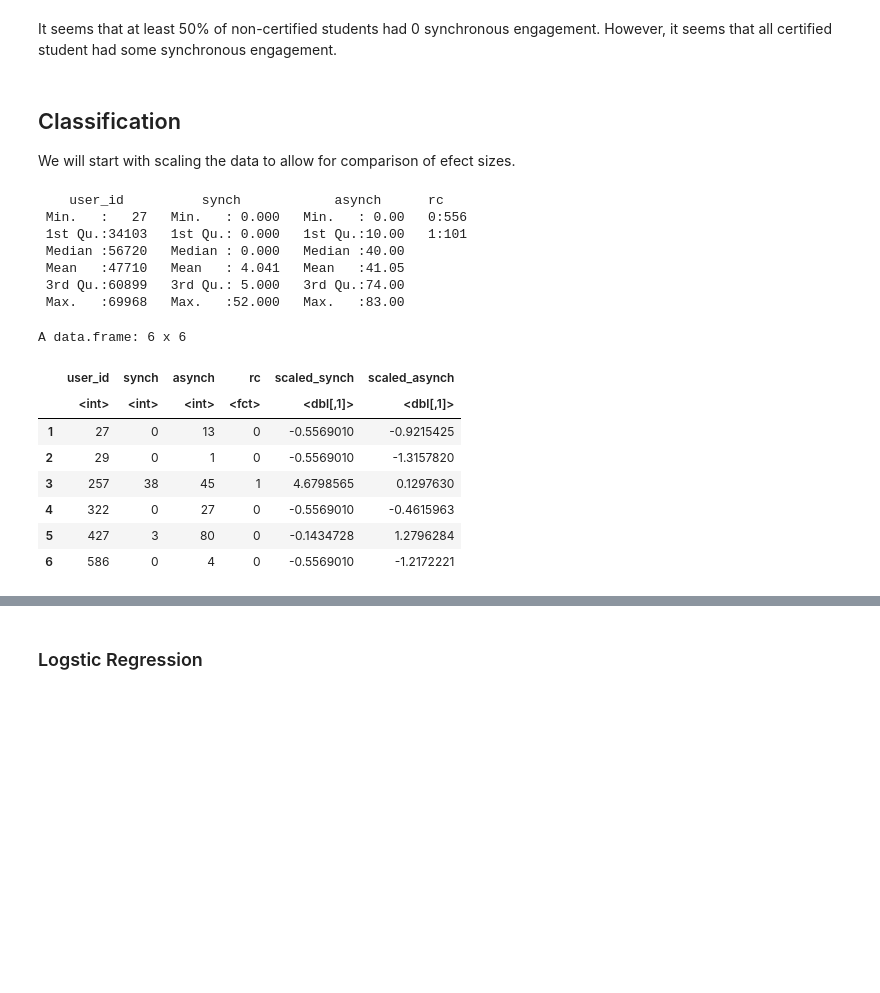
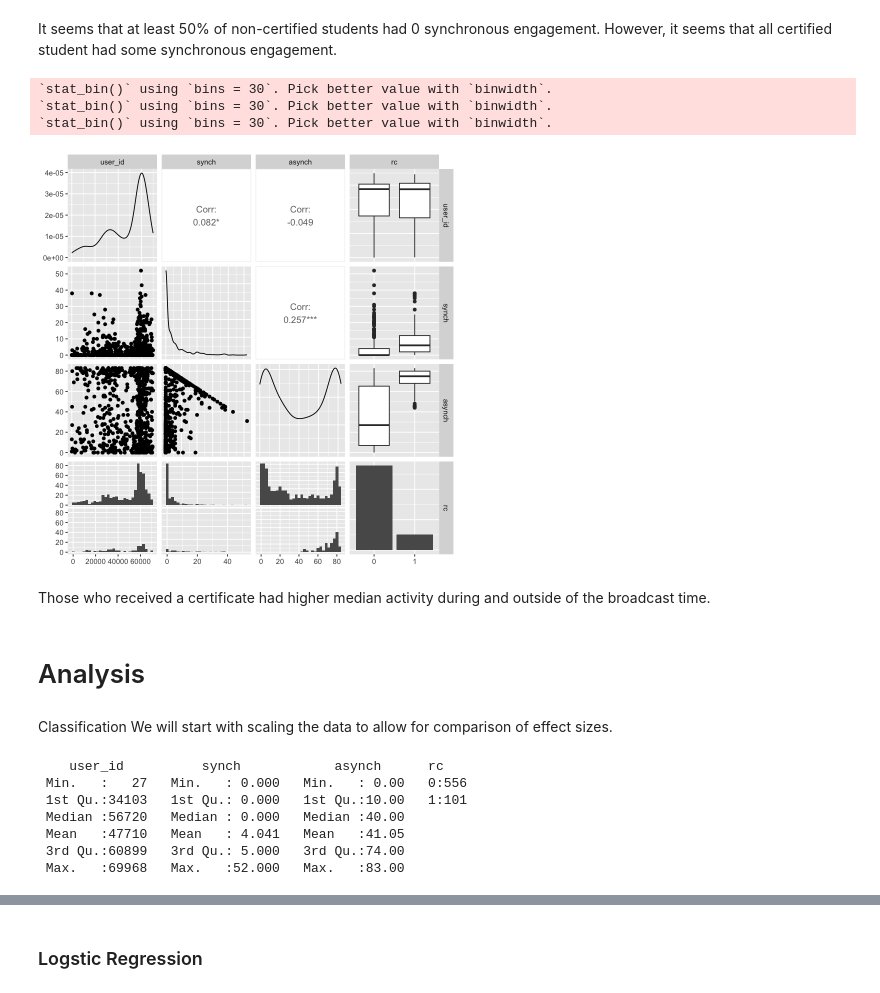
Before and after one commit to darrendbutler/Butler_DSPN_S24, a Jupyter notebook: final_project/Butler_DSPN_S24_FinalProject.ipynb, the cells around one changed output, grey strips where cells are left out. Saved outputs shown, nothing was run; the diff lists cells and outputs as text; code cells hidden in the pictures; blank space fills up the shorter version.

```diff
--- a/final_project/Butler_DSPN_S24_FinalProject.ipynb
+++ b/final_project/Butler_DSPN_S24_FinalProject.ipynb
@@ -116,0 +111,5 @@ A data.frame: 6 x 4
+# %%
+#make rc (received certificate a factor)
+learner_outcomes_df$rc <- as.factor(learner_outcomes_df$rc)
+typeof(learner_outcomes_df$rc)
+levels(learner_outcomes_df$rc)
@@ -163,9 +228,21 @@ print(average_values)
 2 1              9.19           72.0            6            75
 # %% [markdown]
 It seems that at least 50% of non-certified students had 0 synchronous engagement. However, it seems that all certified student had some synchronous engagement.
+# %%
+library(GGally)
+learner_outcomes_df %>% ggpairs()
+# %% [output]
+`stat_bin()` using `bins = 30`. Pick better value with `binwidth`.
+`stat_bin()` using `bins = 30`. Pick better value with `binwidth`.
+`stat_bin()` using `bins = 30`. Pick better value with `binwidth`.
+[figure, added]
+# %% [markdown]
+Those who received a certificate had higher median activity during and outside of the broadcast time.
+# %% [markdown]
+# Analysis
 # %% [markdown]
-## Classification
-We will start with scaling the data to allow for comparison of efect sizes.
+Classification
+We will start with scaling the data to allow for comparison of effect sizes.
 # %%
 summary(learner_outcomes_df)
 # %% [output]
@@ -176,23 +253,3 @@ summary(learner_outcomes_df)
  Mean   :47710   Mean   : 4.041   Mean   :41.05
  3rd Qu.:60899   3rd Qu.: 5.000   3rd Qu.:74.00
  Max.   :69968   Max.   :52.000   Max.   :83.00
-# %%
-# Scale the synch and asynch columns
-learner_outcomes_df <- learner_outcomes_df %>%
-  mutate(
-    scaled_synch = scale(synch),
-    scaled_asynch = scale(asynch)
-)
-
-# View the updated DataFrame to confirm changes
-head(learner_outcomes_df)
-# %% [output]
-A data.frame: 6 x 6
-|  | user_id | synch | asynch | rc | scaled_synch | scaled_asynch |
-|  | <int> | <int> | <int> | <fct> | <dbl[,1]> | <dbl[,1]> |
-| 1 | 27 | 0 | 13 | 0 | -0.5569010 | -0.9215425 |
-| 2 | 29 | 0 | 1 | 0 | -0.5569010 | -1.3157820 |
-| 3 | 257 | 38 | 45 | 1 | 4.6798565 | 0.1297630 |
-| 4 | 322 | 0 | 27 | 0 | -0.5569010 | -0.4615963 |
-| 5 | 427 | 3 | 80 | 0 | -0.1434728 | 1.2796284 |
-| 6 | 586 | 0 | 4 | 0 | -0.5569010 | -1.2172221 |
```
Also changed, not shown: parts of 20 cells of this notebook.
